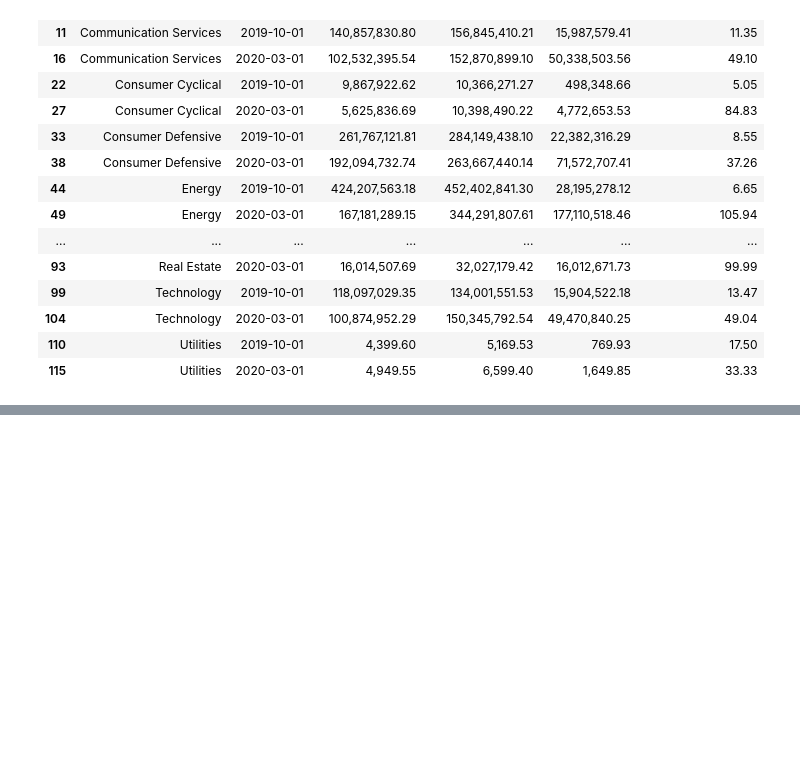
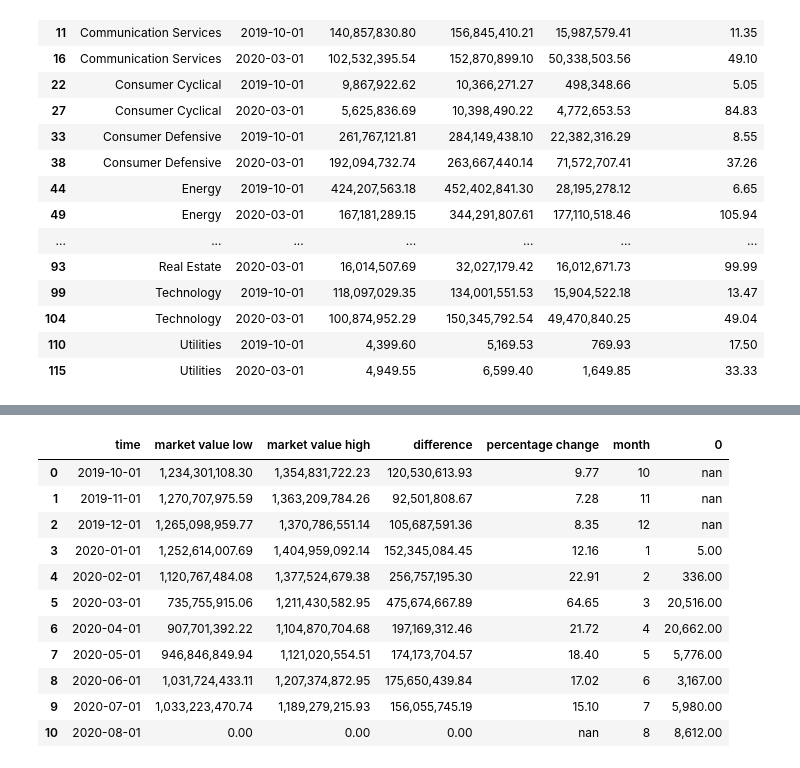
Before and after one commit to LukasTheMouse/Ironhack_project2_NinaLukas, a Jupyter notebook: Data Manipulation .ipynb, the cells around one changed output, grey strips where cells are left out. Cells and saved outputs as stored; diff of their text form; code cells hidden in the pictures; blank space fills up the shorter version.

Commit message:
adding covid data and joining to previous data

```diff
--- a/Data Manipulation .ipynb
+++ b/Data Manipulation .ipynb
@@ -180,0 +162,10 @@ covid_data.to_sql('covid', engine)
+# %%
+#covid_data['month'] = covid_data['Date_statistics'].apply(lambda x: datetime.datetime.strptime(x, '%m'))
+def get_month(s):
+    try:
+        result = datetime.datetime.strptime(s, '%Y-%m-%d')
+        return result.month
+    except ValueError:
+        return "unknown"
+
+covid_data['month'] = covid_data['Date_statistics'].apply(get_month)
@@ -180,0 +178,6 @@ covid_data.to_sql('covid', engine)
+# %%
+columns_covid = ['month', 'Sex']
+covid_df = covid_data[columns_covid]
+covid_numbers = covid_df.groupby(['month']).size()
+covid_df = covid_numbers.to_frame()
+covid_df
@@ -180,0 +195,12 @@ covid_data.to_sql('covid', engine)
+# %%
+# def get_month(s):
+#     try:
+#         result = datetime.datetime.strptime(s, '%Y-%m-%d')
+#         return datetime.datetime.strftime(result, '%B')
+#     except ValueError:
+#         return "unknown"
+
+
+# df['month'] = df['time'].apply(get_month)
+df['month'] = pd.DatetimeIndex(df['time']).month
+df
@@ -180,0 +220,17 @@ covid_data.to_sql('covid', engine)
+# %%
+#Left merge tables on month
+consolidated = df.merge(right = covid_df, on='month', how='left')
+consolidated
+# %% [output]
+|  | time | market value low | market value high | difference | percentage change | month | 0 |
+| 0 | 2019-10-01 | 1,234,301,108.30 | 1,354,831,722.23 | 120,530,613.93 | 9.77 | 10 | nan |
+| 1 | 2019-11-01 | 1,270,707,975.59 | 1,363,209,784.26 | 92,501,808.67 | 7.28 | 11 | nan |
+| 2 | 2019-12-01 | 1,265,098,959.77 | 1,370,786,551.14 | 105,687,591.36 | 8.35 | 12 | nan |
+| 3 | 2020-01-01 | 1,252,614,007.69 | 1,404,959,092.14 | 152,345,084.45 | 12.16 | 1 | 5.00 |
+| 4 | 2020-02-01 | 1,120,767,484.08 | 1,377,524,679.38 | 256,757,195.30 | 22.91 | 2 | 336.00 |
+| 5 | 2020-03-01 | 735,755,915.06 | 1,211,430,582.95 | 475,674,667.89 | 64.65 | 3 | 20,516.00 |
+| 6 | 2020-04-01 | 907,701,392.22 | 1,104,870,704.68 | 197,169,312.46 | 21.72 | 4 | 20,662.00 |
+| 7 | 2020-05-01 | 946,846,849.94 | 1,121,020,554.51 | 174,173,704.57 | 18.40 | 5 | 5,776.00 |
+| 8 | 2020-06-01 | 1,031,724,433.11 | 1,207,374,872.95 | 175,650,439.84 | 17.02 | 6 | 3,167.00 |
+| 9 | 2020-07-01 | 1,033,223,470.74 | 1,189,279,215.93 | 156,055,745.19 | 15.10 | 7 | 5,980.00 |
+| 10 | 2020-08-01 | 0.00 | 0.00 | 0.00 | nan | 8 | 8,612.00 |
```
Also changed, not shown: parts of 7 cells of this notebook, 2 other files.
